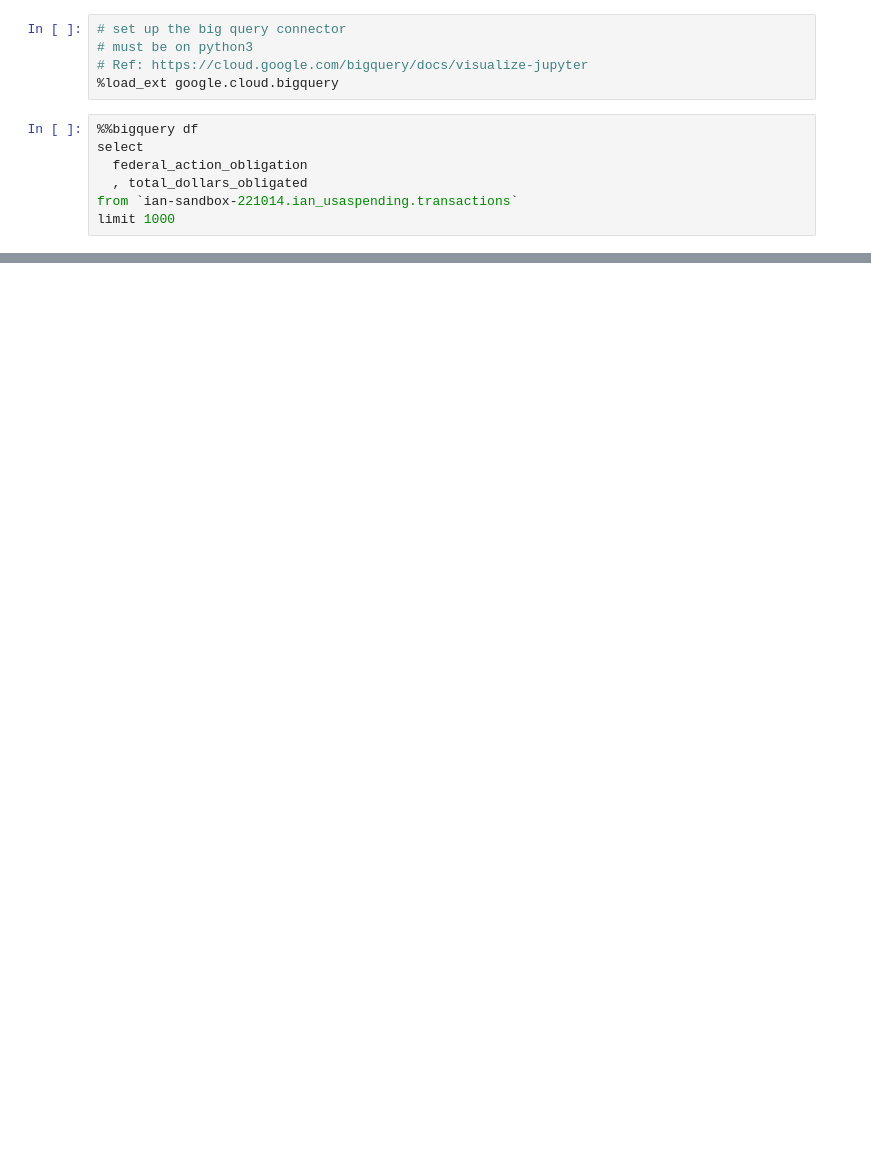
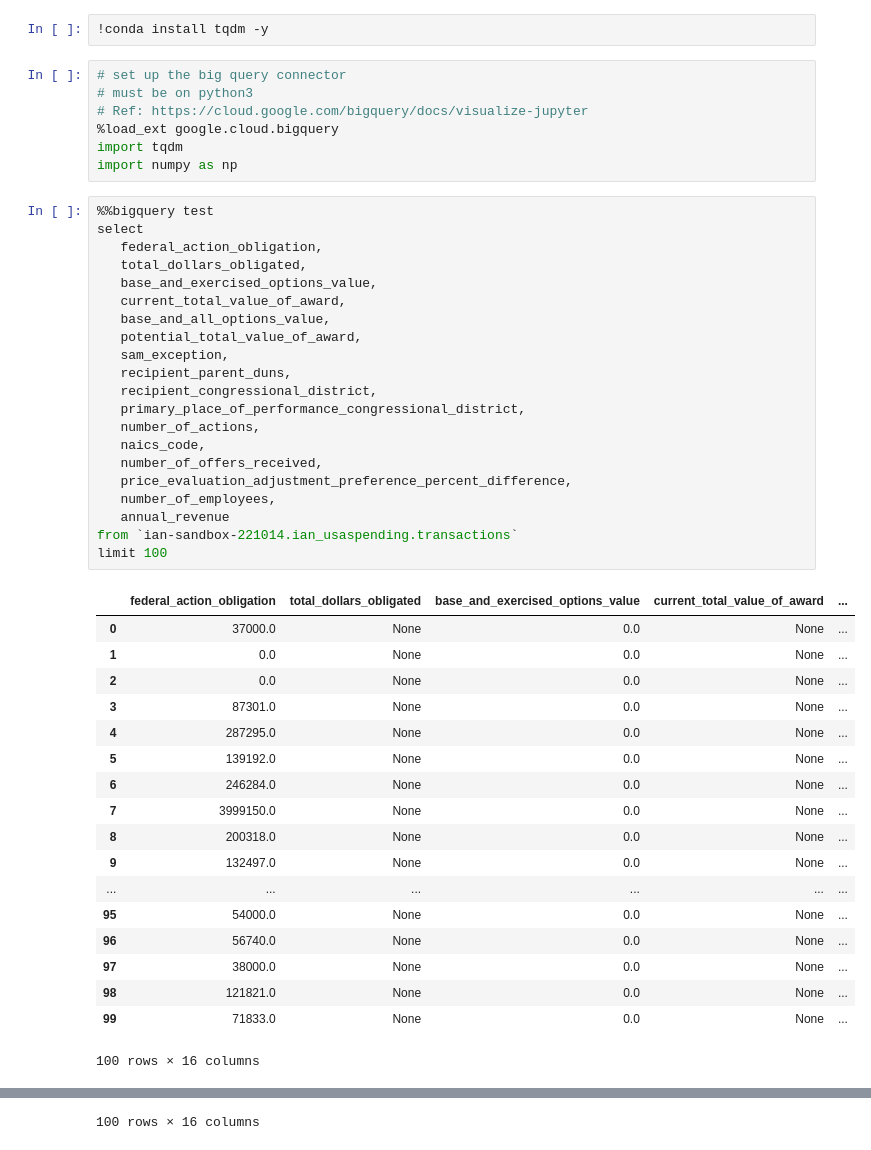
Before and after one commit to trimyjer/gcp_sandbox, a Jupyter notebook: gcp_ml_engine_example.ipynb, the cells around one changed output, grey strips where cells are left out. Drawn from its saved outputs; the diff is of its cells as text; blank space fills up the shorter version.

```diff
--- a/gcp_ml_engine_example.ipynb
+++ b/gcp_ml_engine_example.ipynb
@@ -1,12 +1,49 @@
+# %%
+!conda install tqdm -y
 # %%
 # set up the big query connector
 # must be on python3
 # Ref: https://cloud.google.com/bigquery/docs/visualize-jupyter
 %load_ext google.cloud.bigquery
+import tqdm
+import numpy as np
 # %%
-%%bigquery df
+%%bigquery test
 select
-  federal_action_obligation
-  , total_dollars_obligated
+   federal_action_obligation,
+   total_dollars_obligated,
+   base_and_exercised_options_value,
+   current_total_value_of_award,
+   base_and_all_options_value,
+   potential_total_value_of_award,
+   sam_exception,
+   recipient_parent_duns,
+   recipient_congressional_district,
+   primary_place_of_performance_congressional_district,
+   number_of_actions,
+   naics_code,
+   number_of_offers_received,
+   price_evaluation_adjustment_preference_percent_difference,
+   number_of_employees,
+   annual_revenue
 from `ian-sandbox-221014.ian_usaspending.transactions`
-limit 1000
+limit 100
+# %% [output]
+|  | federal_action_obligation | total_dollars_obligated | base_and_exercised_options_value | current_total_value_of_award | ... |
+| 0 | 37000.0 | None | 0.0 | None | ... |
+| 1 | 0.0 | None | 0.0 | None | ... |
+| 2 | 0.0 | None | 0.0 | None | ... |
+| 3 | 87301.0 | None | 0.0 | None | ... |
+| 4 | 287295.0 | None | 0.0 | None | ... |
+| 5 | 139192.0 | None | 0.0 | None | ... |
+| 6 | 246284.0 | None | 0.0 | None | ... |
+| 7 | 3999150.0 | None | 0.0 | None | ... |
+| 8 | 200318.0 | None | 0.0 | None | ... |
+| 9 | 132497.0 | None | 0.0 | None | ... |
+| ... | ... | ... | ... | ... | ... |
+| 95 | 54000.0 | None | 0.0 | None | ... |
+| 96 | 56740.0 | None | 0.0 | None | ... |
+| 97 | 38000.0 | None | 0.0 | None | ... |
+| 98 | 121821.0 | None | 0.0 | None | ... |
+| 99 | 71833.0 | None | 0.0 | None | ... |
+100 rows × 16 columns
@@ -13,2 +67,3 @@ limit 1000
+100 rows × 16 columns
 # %%
 # running the big query jupyter magic dumps the data into a pandas dataframe!
```
Also changed, not shown: parts of 11 cells of this notebook.
